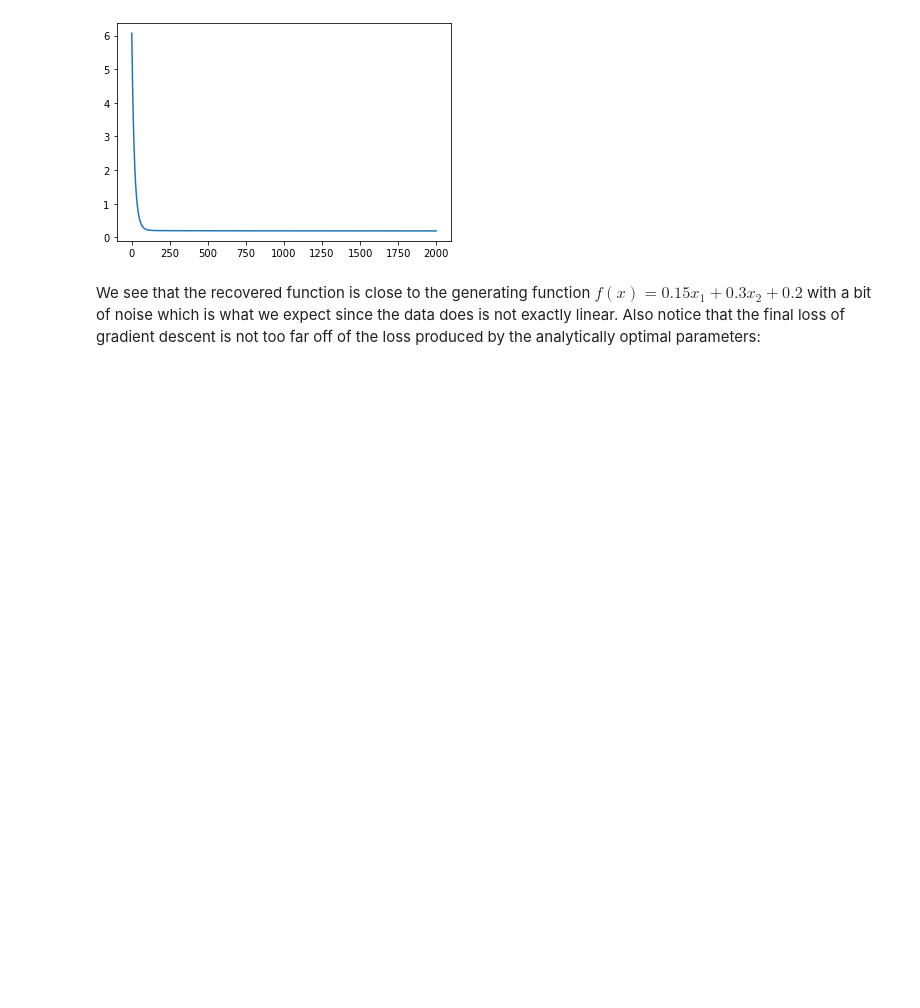
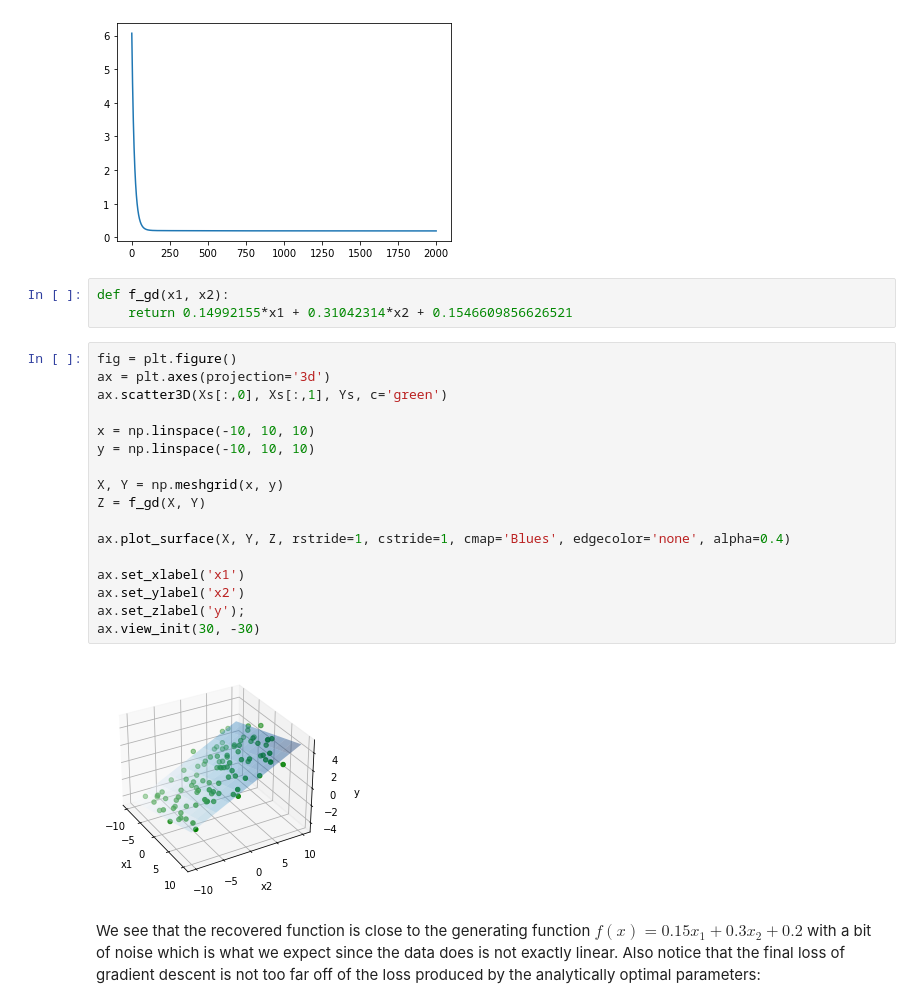
Before and after one commit to awang9999/cds-onboarding-gradient-descent-loss-functions, a Jupyter notebook: gradient_descent_demo.ipynb, the cells around one changed output. Cells and saved outputs as stored; diff of their text form; blank space fills up the shorter version.

Commit message:
added additional visualization for gradient descent and adagrad

```diff
--- a/gradient_descent_demo.ipynb
+++ b/gradient_descent_demo.ipynb
@@ -256,6 +256,28 @@ plt.plot(iters, losses_gd)
 plt.show()
 # %% [output]
 [figure]
+# %%
+def f_gd(x1, x2):
+    return 0.14992155*x1 + 0.31042314*x2 + 0.1546609856626521
+# %%
+fig = plt.figure()
+ax = plt.axes(projection='3d')
+ax.scatter3D(Xs[:,0], Xs[:,1], Ys, c='green')
+
+x = np.linspace(-10, 10, 10)
+y = np.linspace(-10, 10, 10)
+
+X, Y = np.meshgrid(x, y)
+Z = f_gd(X, Y)
+
+ax.plot_surface(X, Y, Z, rstride=1, cstride=1, cmap='Blues', edgecolor='none', alpha=0.4)
+
+ax.set_xlabel('x1')
+ax.set_ylabel('x2')
+ax.set_zlabel('y');
+ax.view_init(30, -30)
+# %% [output]
+[figure, added]
 # %% [markdown]
 We see that the recovered function is close to the generating function $f(x) = 0.15x_1 + 0.3x_2 + 0.2$ with a bit of noise which is what we expect since the data does is not exactly linear. Also notice that the final loss of gradient descent is not too far off of the loss produced by the analytically optimal parameters:
 # %%
```
Also changed, not shown: parts of 9 cells of this notebook.
